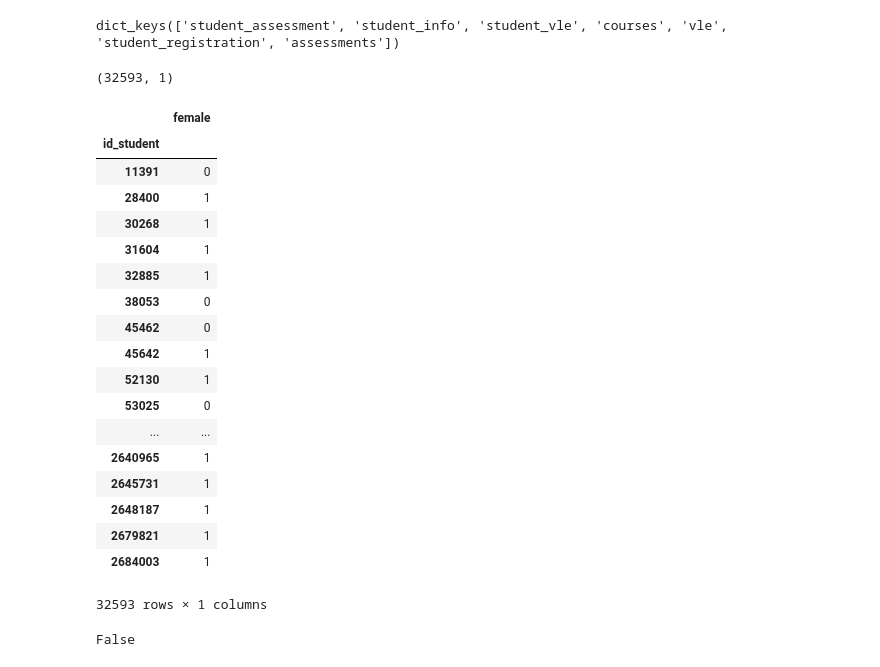
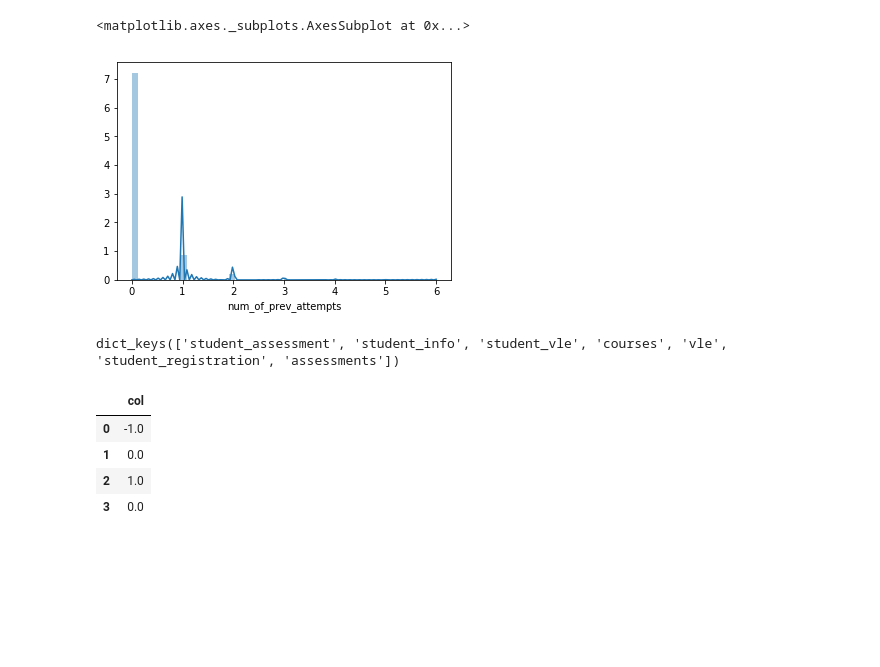
Before and after one commit to banchisme/OpenUniversity, a Jupyter notebook: notebooks/experiment.ipynb, the cells around one changed output. Saved outputs shown, nothing was run; the diff lists cells and outputs as text; code cells hidden in the pictures; blank space fills up the shorter version.

Commit message:
example notebook to buld data pipeline

```diff
--- a/notebooks/experiment.ipynb
+++ b/notebooks/experiment.ipynb
@@ -8,4 +9,4 @@ from utils import settings, data_loader, features
 # %%
 data = data_loader.get_raw_data()
 # %%
-train, test = data_loader.train_test_split(data['assessments'])
+train, test = data_loader.train_test_split(data['student_info'])
@@ -16,3 +22,8 @@ features.Feature()
+# %%
+sns.distplot(train['num_of_prev_attempts'])
+# %% [output]
+<matplotlib.axes._subplots.AxesSubplot at 0x...>
+[figure, added]
 # %%
 data.keys()
 # %% [output]
@@ -24,30 +30,0 @@ df['female'] = 1 * (df['gender'] == 'F')
-# %%
-df[['female']].shape
-# %% [output]
-(32593, 1)
-# %%
-df[['female']]
-# %% [output]
-|  | female |
-| id_student |  |
-| 11391 | 0 |
-| 28400 | 1 |
-| 30268 | 1 |
-| 31604 | 1 |
-| 32885 | 1 |
-| 38053 | 0 |
-| 45462 | 0 |
-| 45642 | 1 |
-| 52130 | 1 |
-| 53025 | 0 |
-| ... | ... |
-| 2640965 | 1 |
-| 2645731 | 1 |
-| 2648187 | 1 |
-| 2679821 | 1 |
-| 2684003 | 1 |
-32593 rows × 1 columns
-# %%
-df[['female']].index.is_unique
-# %% [output]
-False
@@ -53,0 +37,8 @@ False
+# %%
+num.fit_transform(x)
+# %% [output]
+|  | col |
+| 0 | -1.0 |
+| 1 | 0.0 |
+| 2 | 1.0 |
+| 3 | 0.0 |
```
Also changed, not shown: parts of 21 cells of this notebook, 7 other files.
